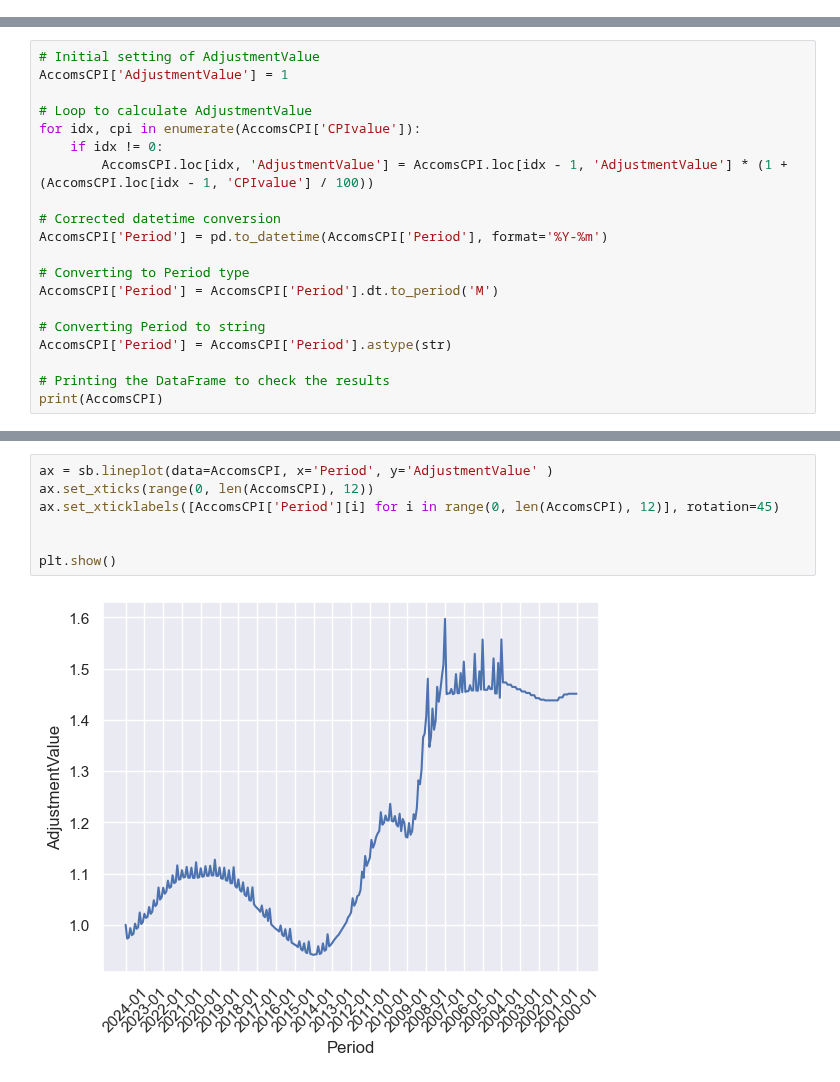
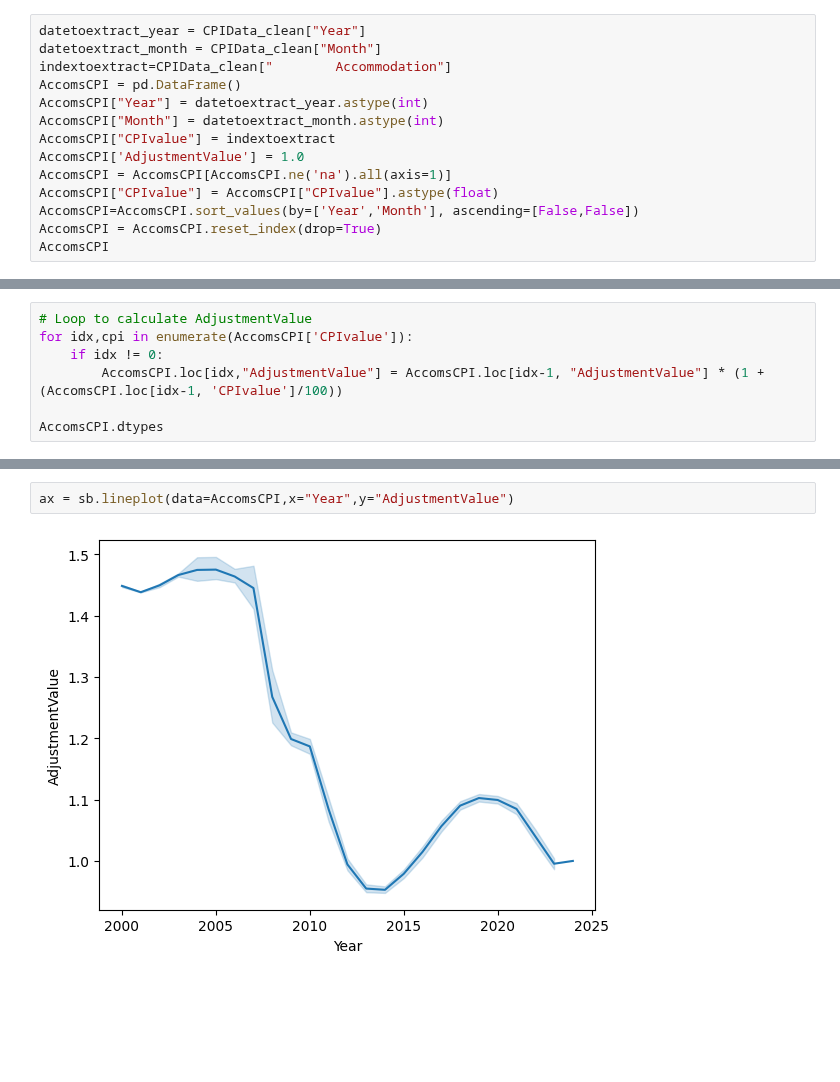
Before and after one commit to KuroInit/HDB-Resale-Price-Predict, a Jupyter notebook: data_prep.ipynb, the cells around one changed output, grey strips where cells are left out. Saved outputs shown, nothing was run; the diff lists cells and outputs as text; blank space fills up the shorter version.

```diff
--- a/data_prep.ipynb
+++ b/data_prep.ipynb
@@ -59,0 +115,14 @@ dtype: object
+# %%
+datetoextract_year = CPIData_clean["Year"]
+datetoextract_month = CPIData_clean["Month"]
+indextoextract=CPIData_clean["        Accommodation"]
+AccomsCPI = pd.DataFrame()
+AccomsCPI["Year"] = datetoextract_year.astype(int)
+AccomsCPI["Month"] = datetoextract_month.astype(int)
+AccomsCPI["CPIvalue"] = indextoextract
+AccomsCPI['AdjustmentValue'] = 1.0
+AccomsCPI = AccomsCPI[AccomsCPI.ne('na').all(axis=1)]
+AccomsCPI["CPIvalue"] = AccomsCPI["CPIvalue"].astype(float)
+AccomsCPI=AccomsCPI.sort_values(by=['Year','Month'], ascending=[False,False])
+AccomsCPI = AccomsCPI.reset_index(drop=True)
+AccomsCPI
@@ -60,21 +143,8 @@ dtype: object
 # %%
-# Initial setting of AdjustmentValue
-AccomsCPI['AdjustmentValue'] = 1
+# Loop to calculate AdjustmentValue
+for idx,cpi in enumerate(AccomsCPI['CPIvalue']):
+    if idx != 0:
+        AccomsCPI.loc[idx,"AdjustmentValue"] = AccomsCPI.loc[idx-1, "AdjustmentValue"] * (1 + (AccomsCPI.loc[idx-1, 'CPIvalue']/100))
 
-# Loop to calculate AdjustmentValue
-for idx, cpi in enumerate(AccomsCPI['CPIvalue']):
-    if idx != 0:
-        AccomsCPI.loc[idx, 'AdjustmentValue'] = AccomsCPI.loc[idx - 1, 'AdjustmentValue'] * (1 + (AccomsCPI.loc[idx - 1, 'CPIvalue'] / 100))
-
-# Corrected datetime conversion
-AccomsCPI['Period'] = pd.to_datetime(AccomsCPI['Period'], format='%Y-%m')
-
-# Converting to Period type
-AccomsCPI['Period'] = AccomsCPI['Period'].dt.to_period('M')
-
-# Converting Period to string
-AccomsCPI['Period'] = AccomsCPI['Period'].astype(str)
-
-# Printing the DataFrame to check the results
-print(AccomsCPI)
+AccomsCPI.dtypes
 # %% [output]
@@ -95,9 +156,4 @@ print(AccomsCPI)
-# %%
-ax = sb.lineplot(data=AccomsCPI, x='Period', y='AdjustmentValue' )
-ax.set_xticks(range(0, len(AccomsCPI), 12))
-ax.set_xticklabels([AccomsCPI['Period'][i] for i in range(0, len(AccomsCPI), 12)], rotation=45)
-
-
-plt.show()
-# %% [output]
-[figure, removed]
+# %%
+ax = sb.lineplot(data=AccomsCPI,x="Year",y="AdjustmentValue")
+# %% [output]
+[figure, added]
```
Also changed, not shown: parts of 23 cells of this notebook, 3 other files.
